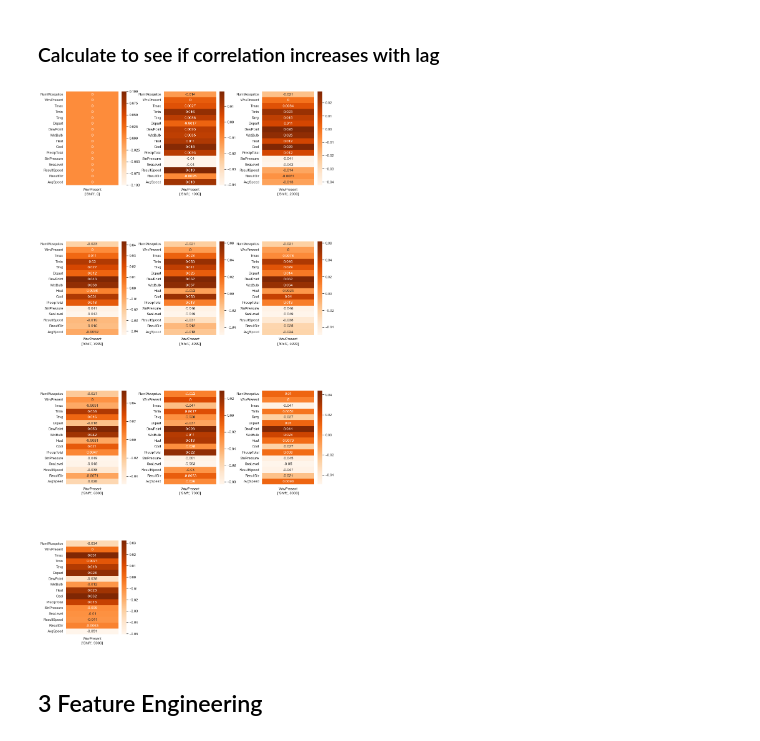
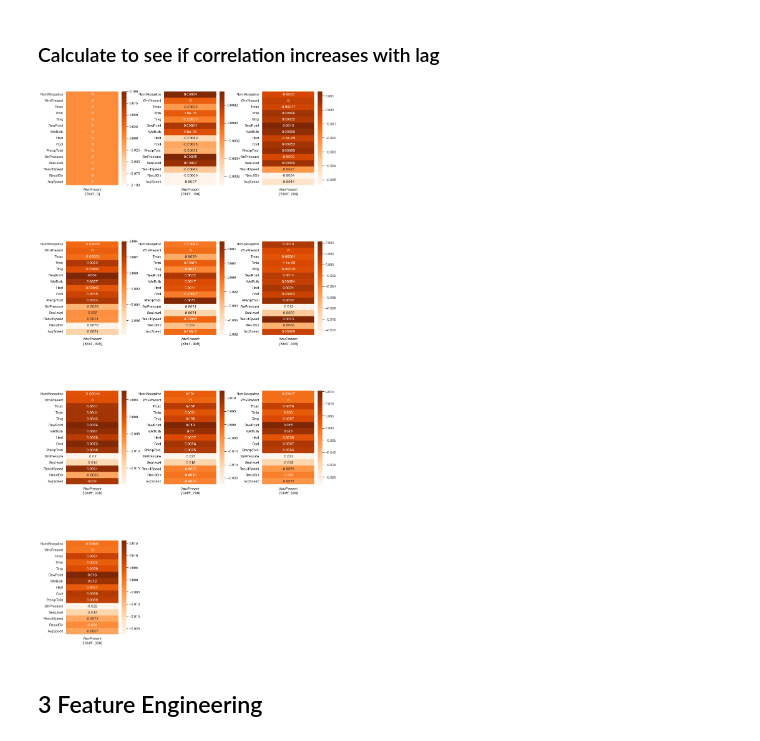
Before and after one commit to nahsradus/SpringBoard, a Jupyter notebook: CapstoneProject2/Notebooks/WestNileVirus.ipynb, the cells around one changed output. Saved outputs shown, nothing was run; the diff lists cells and outputs as text; code cells hidden in the pictures.

```diff
--- a/CapstoneProject2/Notebooks/WestNileVirus.ipynb
+++ b/CapstoneProject2/Notebooks/WestNileVirus.ipynb
@@ -399,0 +663,3 @@ merged_df = pd.merge(train_df, weather_df1, how = 'outer', on = 'Date')
+# %%
+# Concatenate both data sets
+merged_df = pd.concat([merged_df1, merged_df2])
@@ -400,3 +702,10 @@ merged_df = pd.merge(train_df, weather_df1, how = 'outer', on = 'Date')
+# %%
+merged_df['day'] = merged_df['Date'].dt.day
+merged_df['doy'] = merged_df['Date'].dt.dayofyear
+merged_df['week'] = merged_df['Date'].dt.isocalendar().week
+merged_df['month'] = merged_df['Date'].dt.month
+merged_df['year'] = merged_df['Date'].dt.year
+merged_df['yearweek'] = merged_df['year']+merged_df['week']
 # %%
 merged_df.info()
 # %% [output]
@@ -430,3 +738,0 @@ merged_df.head()
-# %%
-merged_df.dropna(inplace = True)
-merged_df.info()
@@ -557,7 +820,7 @@ def distplotbyyear(df, columns):
             ax[0,j].set_title(yr)
 # %%
 cols = ['NumMosquitos','WnvPresent',
-        'Tmax','Tmin', 'Tavg','Depart', 'DewPoint',
+        'Tmax','Tmin', 'Tavg','DewPoint',
         'WetBulb','Heat','Cool', 'PrecipTotal',     'StnPressure',
         'SeaLevel', 'ResultSpeed','ResultDir','AvgSpeed']
 # %%
@@ -646,9 +909,9 @@ def corrplot(df, columns, start, stop, step, ncol=None):
 # %%
 #new_cols =[val for i, val in enumerate(cols) if val != 'WnvPresent']
 # %%
-corrplot(merged_df, cols, 0, 10000, 1000, ncol = 3)
+corrplot(merged_df, cols, 0, 1000, 100, ncol = 3)
 # %% [output]
-[figure, old version]
+[figure, new version]
 # %% [markdown]
 ## 3 Feature Engineering
 # %% [markdown]
```
Also changed, not shown: parts of 99 cells of this notebook.
